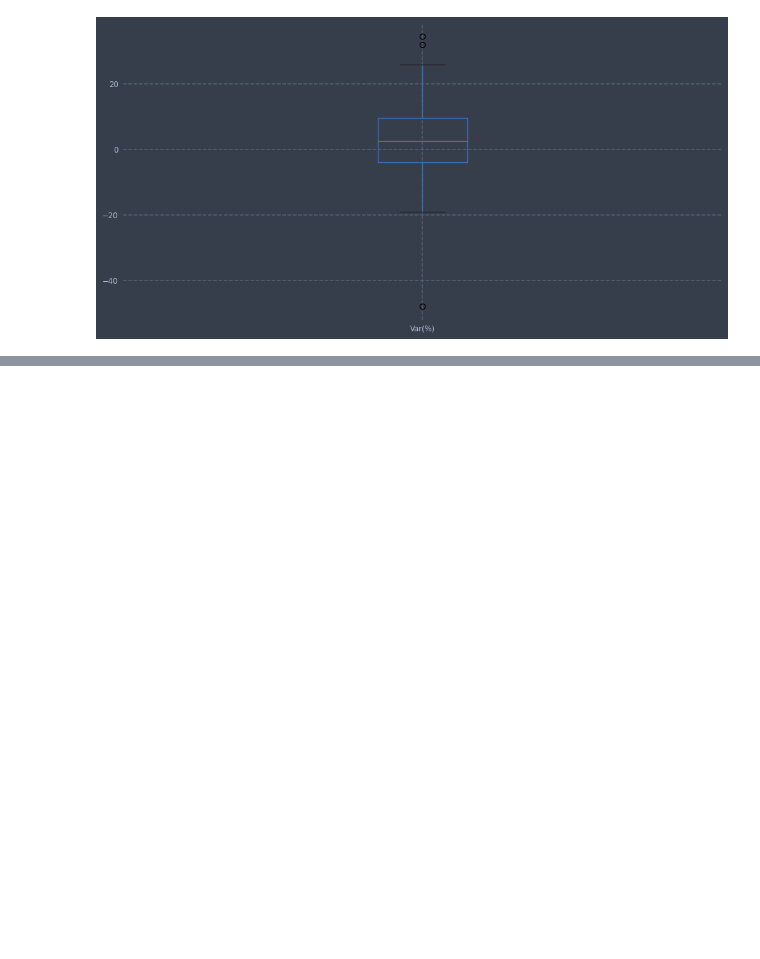
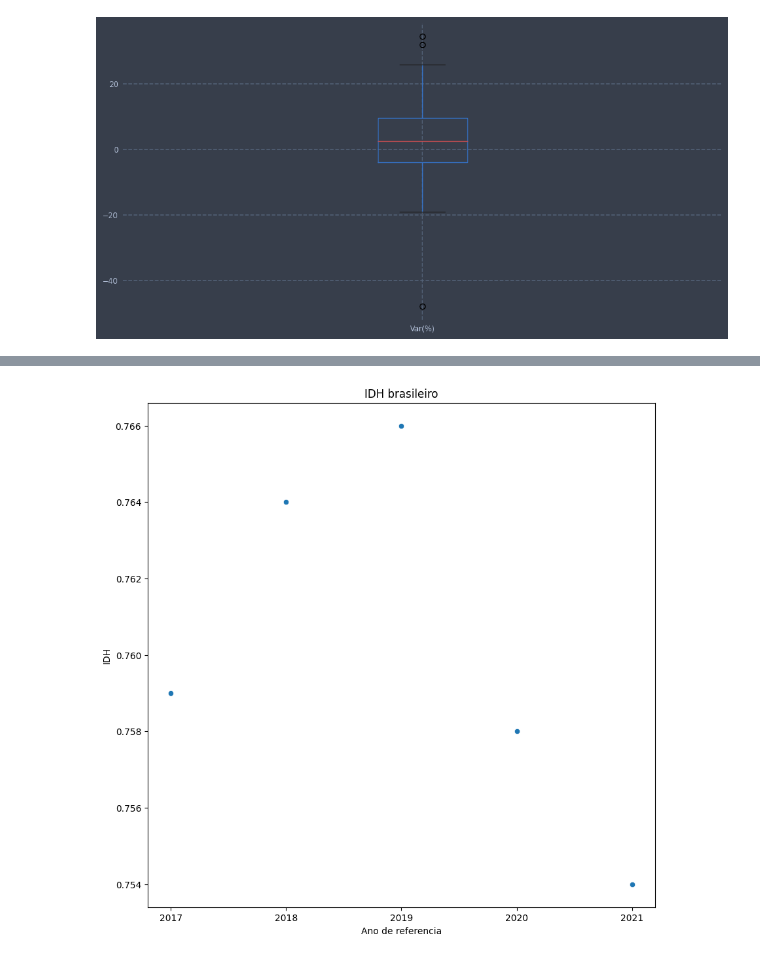
Before and after one commit to DjallenDias/IDSProject, a Jupyter notebook: notebook.ipynb, the cells around one changed output, grey strips where cells are left out. Saved outputs shown, nothing was run; the diff lists cells and outputs as text; code cells hidden in the pictures; blank space fills up the shorter version.

```diff
--- a/notebook.ipynb
+++ b/notebook.ipynb
@@ -103,0 +127,14 @@ ax = petr3_df.boxplot(column = "Var(%)", figsize = (12,6))
+# %%
+plt.figure(figsize=(10,10))
+
+dispersaoIdh = sb.scatterplot(data=dataIdh, x='ano_referencia', y='idh')
+
+dispersaoIdh.xaxis.set_major_locator(ticker.MultipleLocator(1))
+
+dispersaoIdh.set_title("IDH brasileiro")
+dispersaoIdh.set_ylabel("IDH")
+dispersaoIdh.set_xlabel("Ano de referencia")
+
+plt.show()
+# %% [output]
+[figure, added]
```
Also changed, not shown: parts of 6 cells of this notebook.
